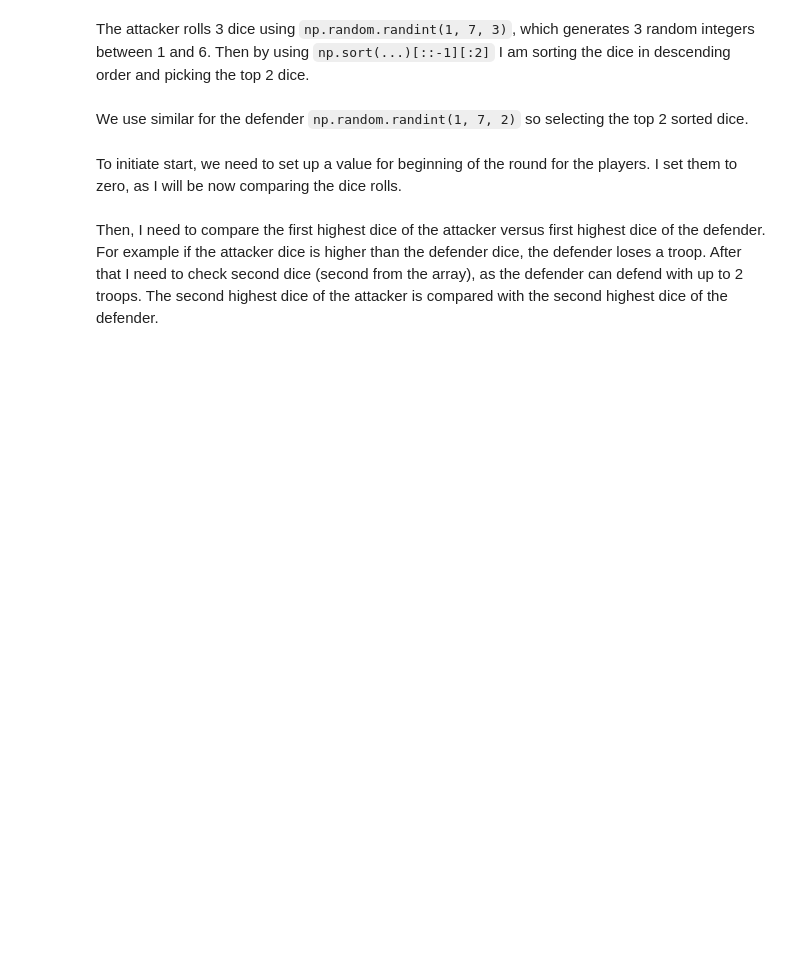
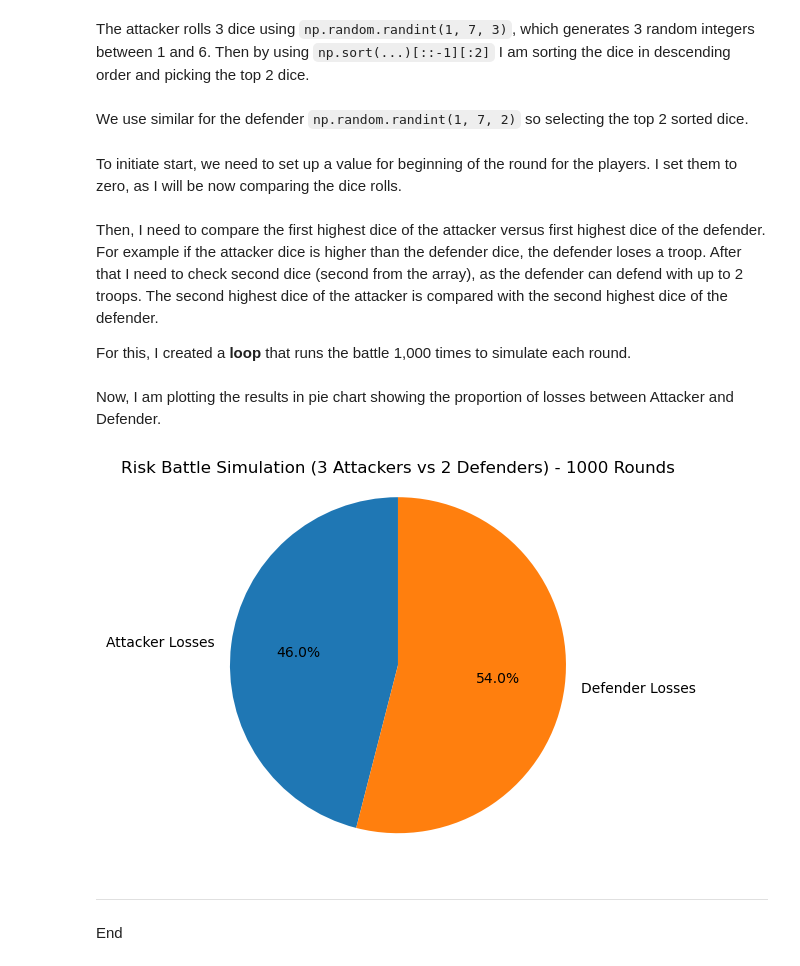
Before and after one commit to mondbr/PFDA_assignments, a Jupyter notebook: assignment5_risk.ipynb, the cells around one changed output. Cells and saved outputs as stored; diff of their text form; code cells hidden in the pictures; blank space fills up the shorter version.

Commit message:
assigment 5, adding a loop to the code and plotting the results

```diff
--- a/assignment5_risk.ipynb
+++ b/assignment5_risk.ipynb
@@ -44,16 +44,25 @@ We use similar for the defender `np.random.randint(1, 7, 2)` so selecting the to
 To initiate start, we need to set up a value for beginning of the round for the players. I set them to zero, as I will be now comparing the dice rolls.
 # %% [markdown]
 Then, I need to compare the first highest dice of the attacker versus first highest dice of the defender. For example if the attacker dice is higher than the defender dice, the defender loses a troop. After that I need to check second dice (second from the array), as the defender can defend with up to 2 troops. The second highest dice of the attacker is compared with the second highest dice of the defender.
+
+For this, I created a **loop** that runs the battle 1,000 times to simulate each round.
 # %%
-def battle_round():
+# Setting up number of battle rounds
+
+battle_round=1000
+
+
+attacker_losses = 0 # set up a value for beginning
+defender_losses = 0 # set up a value for beginning
+
+# simulate each round by using loop
+for num in range (battle_round):
     # Attacker rolls 3 dice, defender rolls 2 dice
     attacker = np.sort(np.random.randint(1, 7, 3))[::-1][:2]  # selecting top 2 after sorting random int
     defender = np.sort(np.random.randint(1, 7, 2))[::-1]      # selecting top 2 after sorting random int, only two dices
 
-    attacker_losses = 0 # set up a value for beginning
-    defender_losses = 0 # set up a value for beginning
 
-    if attacker[0] <= defender[0]:
+    if attacker[0] <= defender[0]: #risk battle rules is if the dice are equal, the attacker loses
         attacker_losses += 1  # Attacker loses a troop
     else:
         defender_losses += 1  # Defender loses a troop
@@ -63,3 +72,19 @@ def battle_round():
         attacker_losses += 1  # Attacker loses a troop
     else:
         defender_losses += 1  # Defender loses a troop
+# %% [markdown]
+Now, I am plotting the results in pie chart showing the proportion of losses between Attacker and Defender.
+# %%
+# plotting the results in pie chart
+
+labels = ['Attacker Losses', 'Defender Losses']
+sizes = [attacker_losses, defender_losses]
+plt.pie(sizes, labels=labels, autopct='%1.1f%%', startangle=90)
+plt.axis('equal')  # Equal aspect ratio for pie chart as a circle.
+plt.title(f'Risk Battle Simulation (3 Attackers vs 2 Defenders) - 1000 Rounds')
+plt.show()
+# %% [output]
+[figure, added]
+# %% [markdown]
+*******
+End
```
